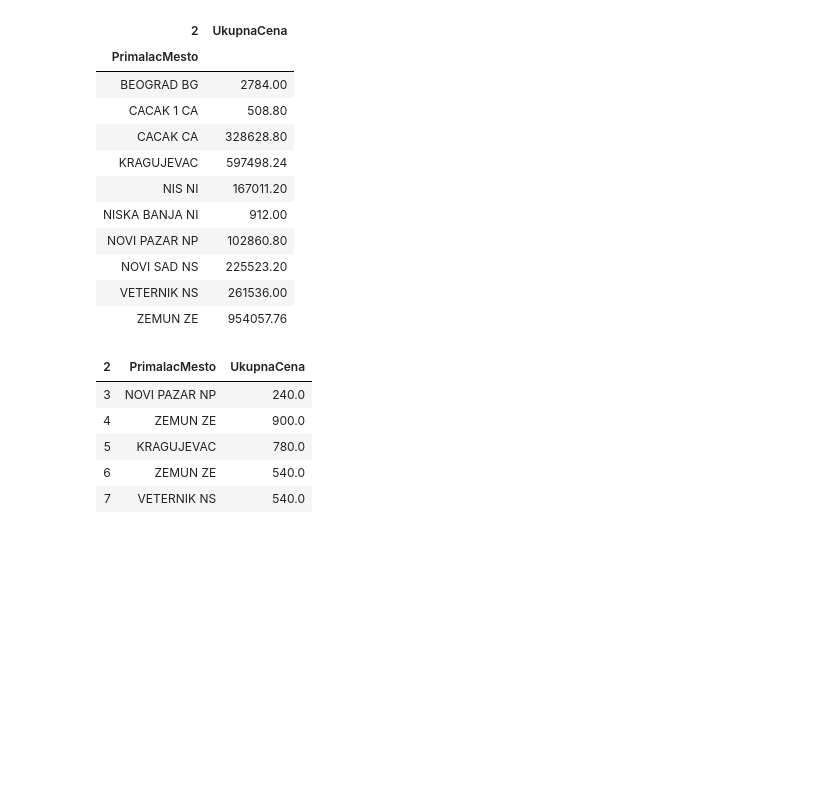
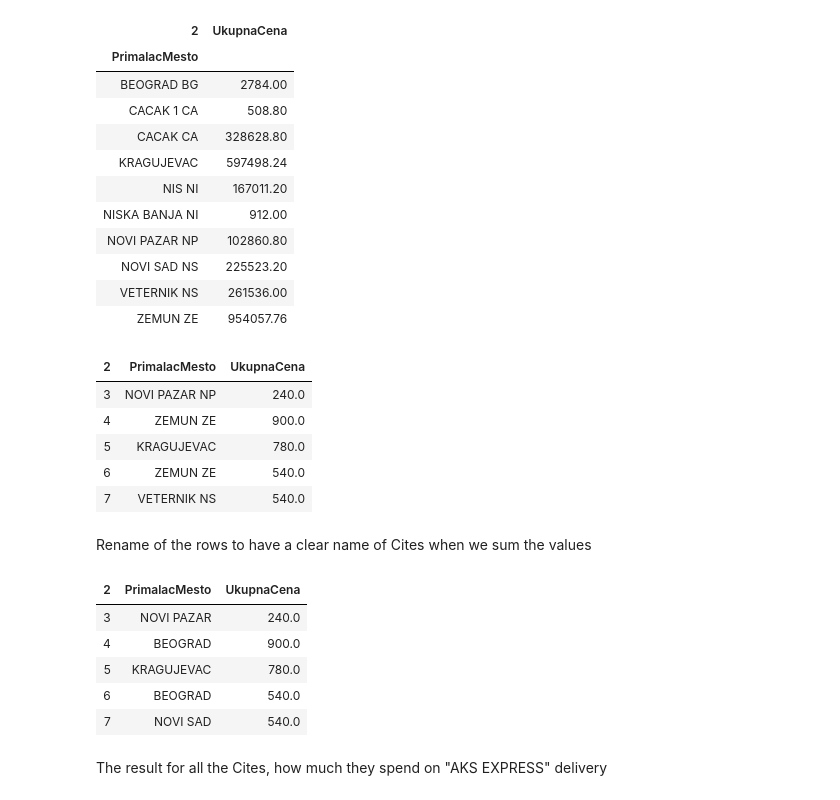
Before and after one commit to SlavoljubM/project_1, a Jupyter notebook: project_1_pandas.ipynb, the cells around one changed output. Cells and saved outputs as stored; diff of their text form; code cells hidden in the pictures; blank space fills up the shorter version.

```diff
--- a/project_1_pandas.ipynb
+++ b/project_1_pandas.ipynb
@@ -212,3 +216,25 @@ all_data.head()
 | 5 | KRAGUJEVAC | 780.0 |
 | 6 | ZEMUN ZE | 540.0 |
 | 7 | VETERNIK NS | 540.0 |
+# %% [markdown]
+Rename of the rows to have a clear name of Cites when we sum the values
+# %%
+all_data["PrimalacMesto"] = all_data["PrimalacMesto"].replace({"ZEMUN ZE": "BEOGRAD"})
+all_data["PrimalacMesto"] = all_data["PrimalacMesto"].replace({"BEOGRAD BG": "BEOGRAD"})
+all_data["PrimalacMesto"] = all_data["PrimalacMesto"].replace({"VETERNIK NS": "NOVI SAD"})
+all_data["PrimalacMesto"] = all_data["PrimalacMesto"].replace({"NOVI SAD NS": "NOVI SAD"})
+all_data["PrimalacMesto"] = all_data["PrimalacMesto"].replace({"CACAK 1 CA": "CACAK"})
+all_data["PrimalacMesto"] = all_data["PrimalacMesto"].replace({"CACAK CA": "CACAK"})
+all_data["PrimalacMesto"] = all_data["PrimalacMesto"].replace({"NISKA BANJA NI": "NIS"})
+all_data["PrimalacMesto"] = all_data["PrimalacMesto"].replace({"NIS NI": "NIS"})
+all_data["PrimalacMesto"] = all_data["PrimalacMesto"].replace({"NOVI PAZAR NP": "NOVI PAZAR"})
+all_data.head()
+# %% [output]
+| 2 | PrimalacMesto | UkupnaCena |
+| 3 | NOVI PAZAR | 240.0 |
+| 4 | BEOGRAD | 900.0 |
+| 5 | KRAGUJEVAC | 780.0 |
+| 6 | BEOGRAD | 540.0 |
+| 7 | NOVI SAD | 540.0 |
+# %% [markdown]
+The result for all the Cites, how much they spend on "AKS EXPRESS" delivery
```
Also changed, not shown: parts of 3 cells of this notebook.
